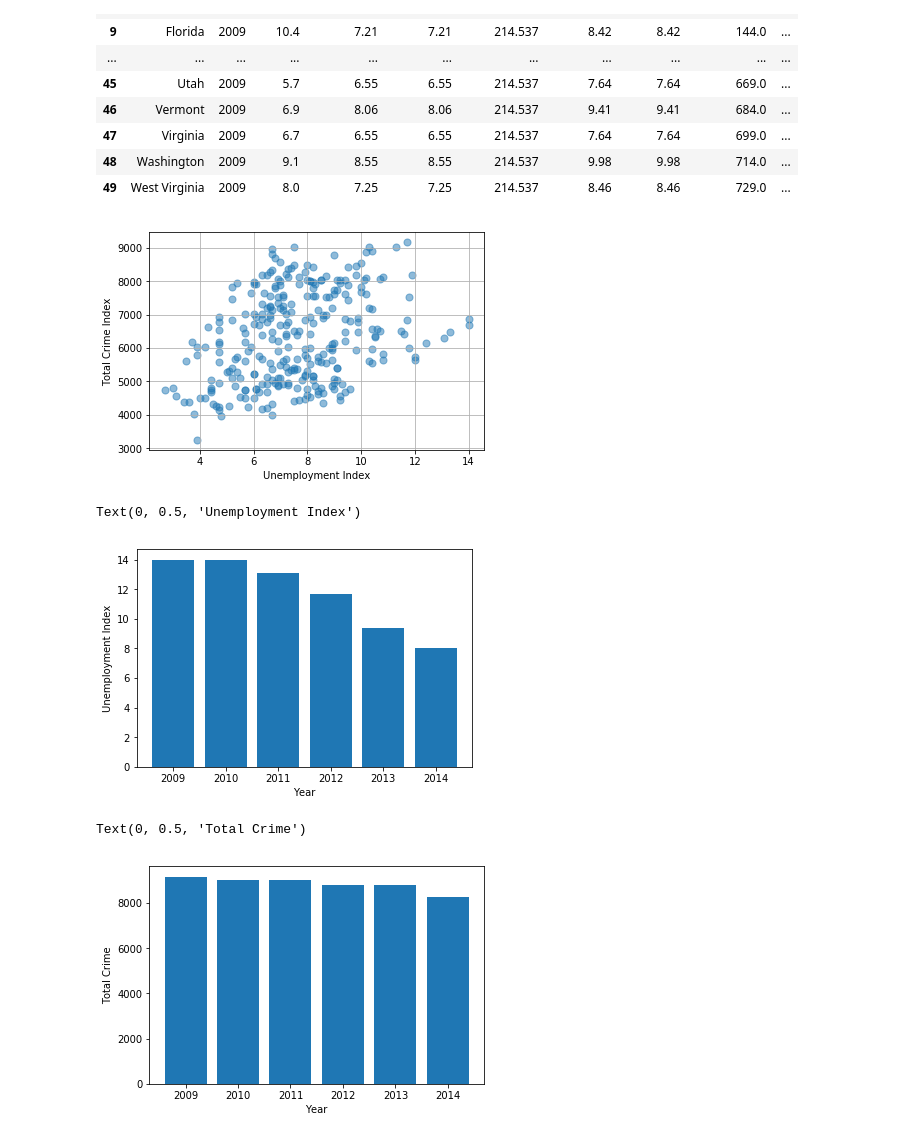
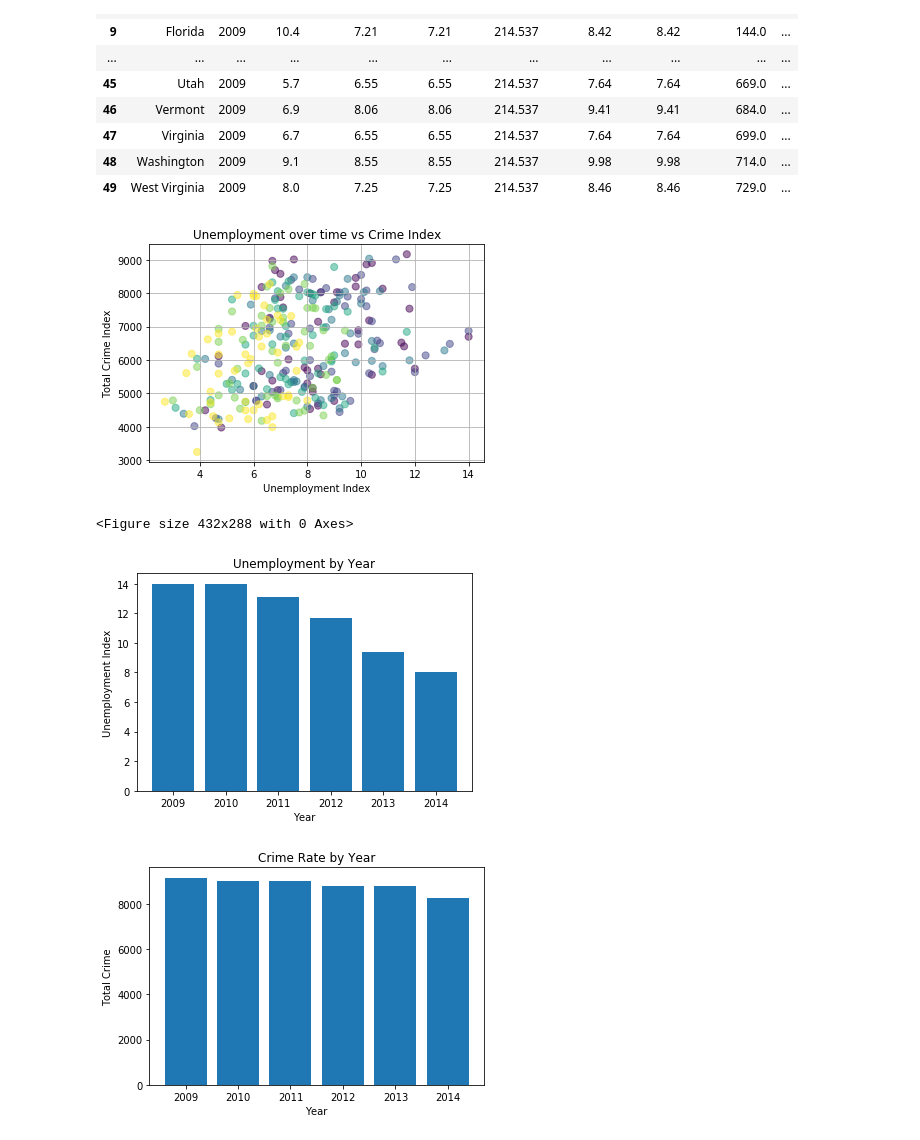
Before and after one commit to SnehaKellogg/Project1_Group5, a Jupyter notebook: ProjectG5.ipynb, the cells around one changed output. Saved outputs shown, nothing was run; the diff lists cells and outputs as text; code cells hidden in the pictures.

Commit message:
saving the figures and added clearer comments

```diff
--- a/ProjectG5.ipynb
+++ b/ProjectG5.ipynb
@@ -144,32 +165,37 @@ Final_cleaned = Semi_cleaned.drop(["Unnamed: 0"], axis=1)
 # %%
 # plot Unemployment Index and Total crime Index
 
 x_axis = Final_cleaned["Avg UI"]
 crime_rate = Final_cleaned["Total Crime Rate"]
 plt.xlabel("Unemployment Index")
 plt.ylabel("Total Crime Index")
+plt.title("Unemployment over time vs Crime Index")
+
+c = Final_cleaned["Year"]
 plt.grid()
-plt.scatter(x_axis, crime_rate, marker="o", s=50, alpha=0.5)
+plt.scatter(x_axis, crime_rate, marker="o", c=c, s=50, alpha=0.5)
 plt.show()
+plt.savefig("Scatter unemployment and crime.png")
 # %% [output]
-[figure, old version]
+[figure, new version]
+<Figure size 432x288 with 0 Axes>
 # %%
 # plot bar of year vs unemployment
 
 plt.bar(Final_cleaned["Year"], Final_cleaned["Avg UI"],)
-
+plt.title("Unemployment by Year")
 plt.xlabel("Year")
 plt.ylabel("Unemployment Index")
+plt.savefig("Unemployment by year.png")
 # %% [output]
-Text(0, 0.5, 'Unemployment Index')
-[figure, old version]
+[figure, new version]
 # %%
 # plot a bar chart of year and crime index
 
 plt.bar(Final_cleaned["Year"], Final_cleaned["Total Crime Rate"],)
-
+plt.title("Crime Rate by Year")
 plt.xlabel("Year")
 plt.ylabel("Total Crime")
+plt.savefig("Crime Rate by Year.png")
 # %% [output]
-Text(0, 0.5, 'Total Crime')
-[figure, old version]
+[figure, new version]
```
Also changed, not shown: parts of 5 cells of this notebook, 4 other files.
